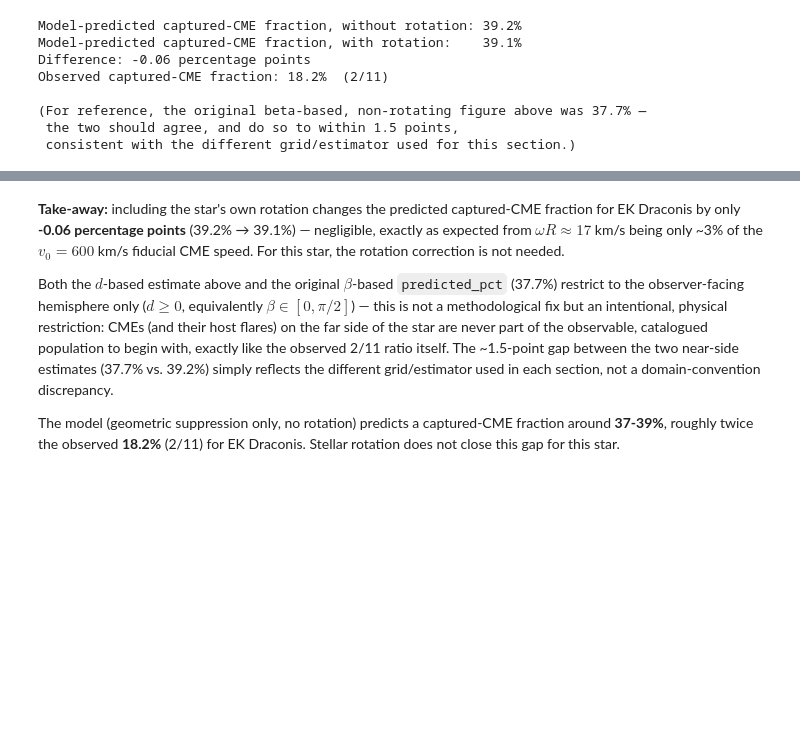
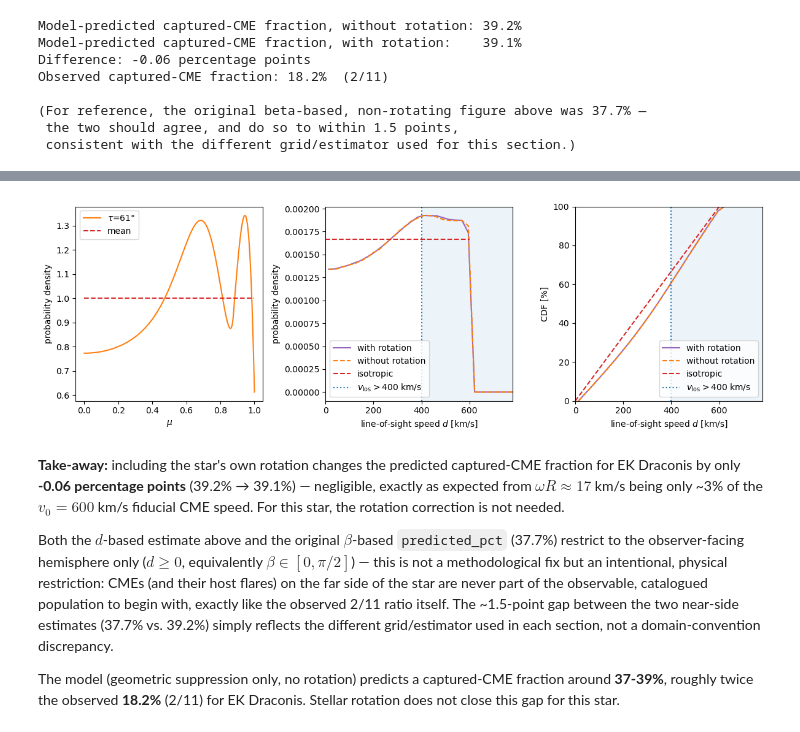
Before and after one commit to demichieldewilde/CME_distribution, a Jupyter notebook: EK_Draconis_CME_observation_ratio.ipynb, the cells around one changed output, grey strips where cells are left out. Saved outputs shown, nothing was run; the diff lists cells and outputs as text; code cells hidden in the pictures; blank space fills up the shorter version.

```diff
--- a/EK_Draconis_CME_observation_ratio.ipynb
+++ b/EK_Draconis_CME_observation_ratio.ipynb
@@ -428,3 +437,76 @@ Observed captured-CME fraction: 18.2%  (2/11)
+# %%
+def plot_flare_cme_pdf_cdf_3x1_rotation(tau, dops, dens_by_label, v0, v_threshold=None,
+                                         n_mu=200, name="dist"):
+    mu = np.linspace(0, 1, int(n_mu))
+    dops = np.asarray(dops, dtype=float)
+
+    colors = {"with rotation": "tab:purple", "without rotation": "tab:orange"}
+    linestyles = {"with rotation": "-", "without rotation": "--"}
+
+    fig, axs = plt.subplots(1, 3, figsize=(12, 4), sharex=False)
+
+    near_side = dops >= 0
+    d_pos = dops[near_side]
+
+    # (1) flare PDF in mu (same single tau as the non-rotating figure above)
+    ax = axs[0]
+    y = np.array([rho_mu(m, tau) for m in mu], dtype=float)
+    ax.plot(mu, y / np.average(y), color="tab:orange", label=fr'$\tau$={int(round(tau*180/np.pi))}°')
+    ax.plot(mu, np.ones_like(mu), "--", color="tab:red", label="mean")
+    ax.set_xlabel(r"$\mu$")
+    ax.set_ylabel("probability density")
+    ax.legend()
+
+    # (2) CME PDF in line-of-sight speed d, normalised over the near side (d >= 0)
+    ax = axs[1]
+    for label, dens_ in dens_by_label.items():
+        d_pdf = dens_[near_side]
+        area = np.trapz(d_pdf, d_pos)
+        ax.plot(d_pos, d_pdf / area, color=colors[label], linestyle=linestyles[label], label=label)
+    d_iso = np.linspace(0, v0, 200)
+    ax.plot(d_iso, np.full_like(d_iso, 1.0 / v0), "--", color="tab:red", label="isotropic")
+    if v_threshold is not None:
+        ax.axvspan(v_threshold, d_pos.max(), color="tab:blue", alpha=0.08)
+        ax.axvline(v_threshold, color="tab:blue", linestyle=":", lw=1.5, label=fr"$v_{{\rm los}}>{v_threshold}$ km/s")
+    ax.set_xlabel(r"line-of-sight speed $d$ [km/s]")
+    ax.set_ylabel("probability density")
+    ax.set_xlim(0, d_pos.max())
+    ax.legend()
+
+    # (3) CME CDF in d, percent
+    ax = axs[2]
+    for label, dens_ in dens_by_label.items():
+        d_pdf = dens_[near_side]
+        cdf_ = cumulative_trapezoid(d_pdf, d_pos, initial=0)
+        ax.plot(d_pos, cdf_ / cdf_[-1] * 100, color=colors[label], linestyle=linestyles[label], label=label)
+    iso_cdf = np.clip(d_iso / v0 * 100, 0, 100)
+    ax.plot(d_iso, iso_cdf, "--", color="tab:red", label="isotropic")
+    if v_threshold is not None:
+        ax.axvspan(v_threshold, d_pos.max(), color="tab:blue", alpha=0.08)
+        ax.axvline(v_threshold, color="tab:blue", linestyle=":", lw=1.5, label=fr"$v_{{\rm los}}>{v_threshold}$ km/s")
+    ax.set_xlabel(r"line-of-sight speed $d$ [km/s]")
+    ax.set_ylabel("CDF [%]")
+    ax.set_ylim(0, 100)
+    ax.set_xlim(0, d_pos.max())
+    ax.legend()
+
+    plt.tight_layout()
+    Path("Figures").mkdir(exist_ok=True)
+    plt.savefig(f"Figures/{name}.pdf")
+    return fig, axs
+
+
+fig, axs = plot_flare_cme_pdf_cdf_3x1_rotation(
+    tau=tau,
+    dops=dops,
+    dens_by_label={"with rotation": dens_rot, "without rotation": dens_norot},
+    v0=v0,
+    v_threshold=v_threshold,
+    name="EK_Draconis_rotation_dist",
+)
+plt.show()
+# %% [output]
+[figure, added]
 # %% [markdown]
 **Take-away:** including the star's own rotation changes the predicted captured-CME fraction for
 EK Draconis by only **-0.06 percentage points** (39.2% → 39.1%) — negligible, exactly as expected from
```
Also changed, not shown: parts of 1 cell of this notebook, 5 other files.
